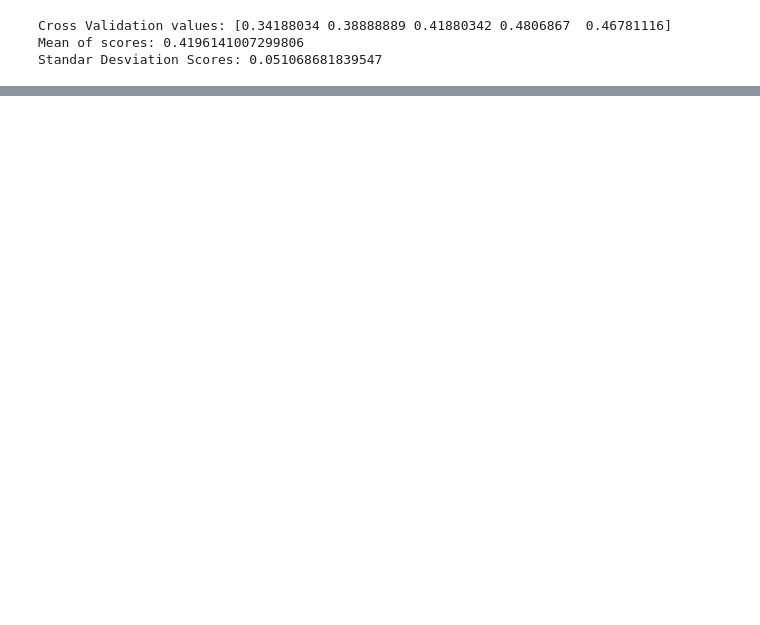
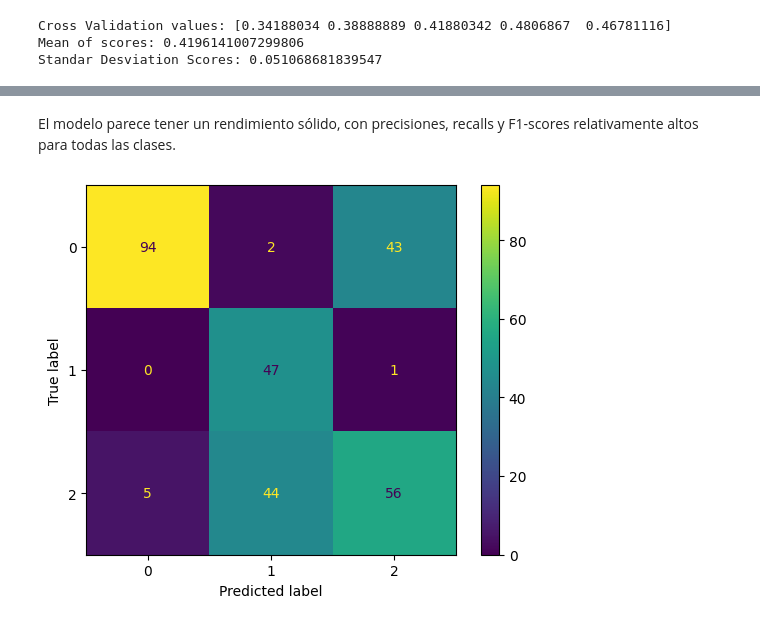
Before and after one commit to MelissaPerez09/HT05-DataMining, a Jupyter notebook: naiveBayes.ipynb, the cells around one changed output, grey strips where cells are left out. Saved outputs shown, nothing was run; the diff lists cells and outputs as text; code cells hidden in the pictures; blank space fills up the shorter version.

```diff
--- a/naiveBayes.ipynb
+++ b/naiveBayes.ipynb
@@ -373,0 +535,12 @@ Por lo que respondiendo a la pregunta de cuál modelo funcionó mejor, se puede
+# %%
+y_pred = gs_NB.predict(X_test)
+accuracy_test = accuracy_score(y_test, y_pred)
+precision_train = precision_score(y_test, y_pred, average='micro')
+recall_train = recall_score(y_test, y_pred, average='micro')
+f1_train = f1_score(y_test, y_pred, average='micro')
+
+print("Evaluation metrics on the test set:")
+print(f'Accuracy: {accuracy_test:.2f}')
+print(f"Precision: {precision_train:.2f}")
+print(f"Recall: {recall_train:.2f}")
+print(f"F1-score: {f1_train:.2f}")
@@ -373,0 +569,9 @@ Por lo que respondiendo a la pregunta de cuál modelo funcionó mejor, se puede
+# %% [markdown]
+El modelo parece tener un rendimiento sólido, con precisiones, recalls y F1-scores relativamente altos para todas las clases.
+# %%
+confusionMatrix = confusion_matrix(y_test, y_pred)
+cmDisplay = ConfusionMatrixDisplay(confusion_matrix=confusionMatrix)
+cmDisplay.plot()
+plt.show()
+# %% [output]
+[figure, added]
```
Also changed, not shown: parts of 47 cells of this notebook, 1 other file.
